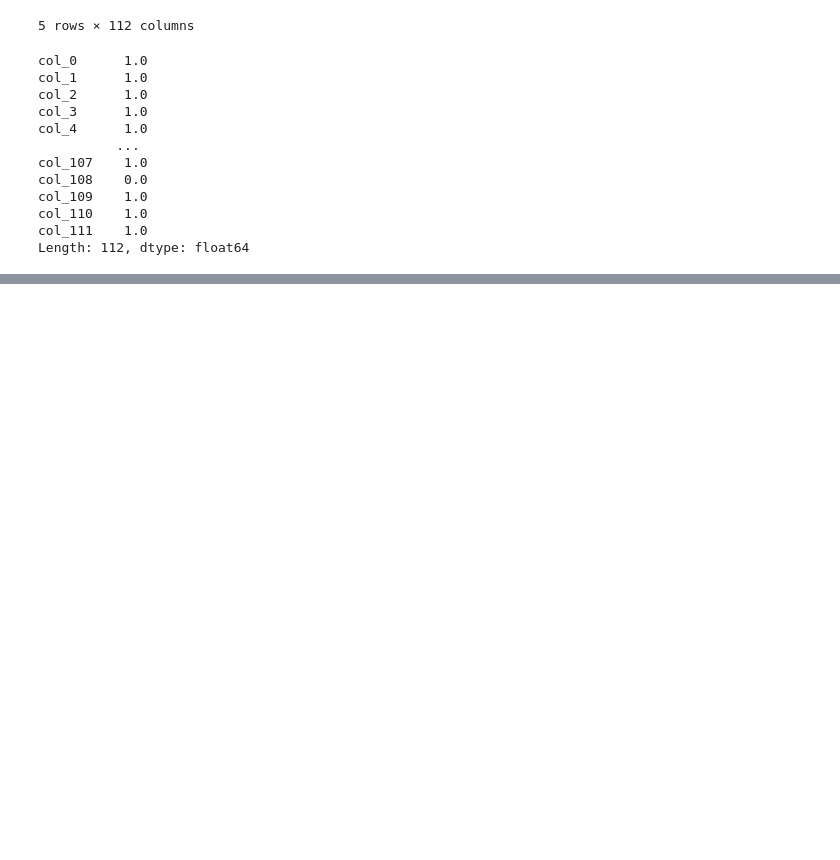
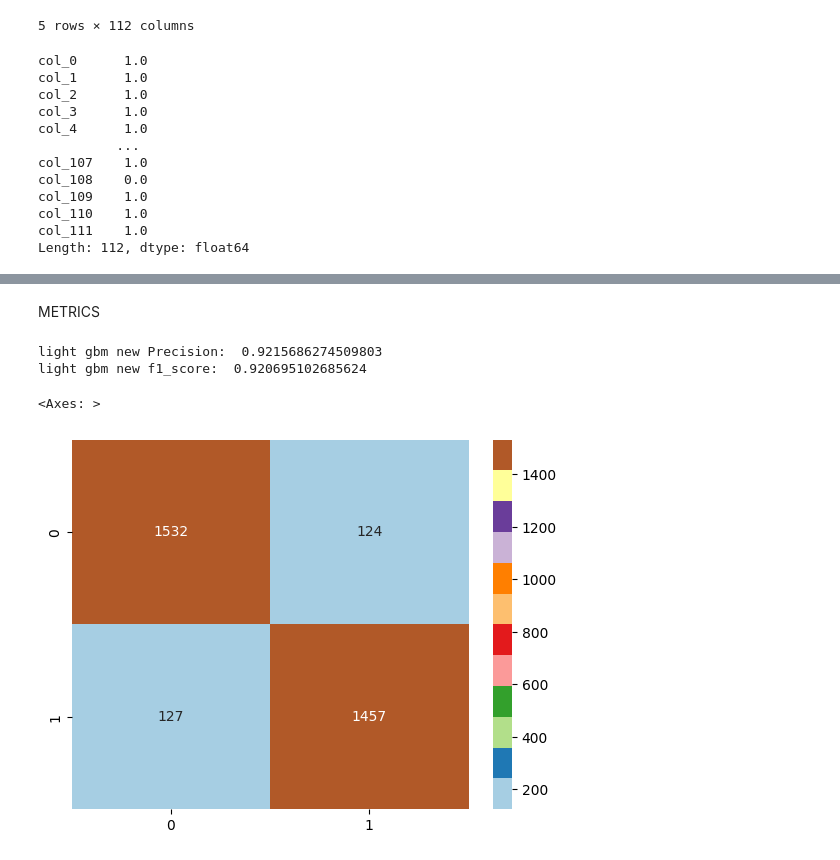
Before and after one commit to KizMan-23/finance_fraud, a Jupyter notebook: fraud_detection.ipynb, the cells around one changed output, grey strips where cells are left out. Drawn from its saved outputs; the diff is of its cells as text; code cells hidden in the pictures; blank space fills up the shorter version.

```diff
--- a/fraud_detection.ipynb
+++ b/fraud_detection.ipynb
@@ -505,3 +508,0 @@ len(features)
-# %%
-sqs = SequentialFeatureSelector(rfc_clf,n_features_to_select=60, cv=cv)
-sqs.fit(x,y)
@@ -511,0 +509,9 @@ seq_features
+# %%
+#training with selected features
+x_new = stand_fraud[features]
+
+x_train,x_test,y_train,y_test = train_test_split(x_new,y, test_size=0.3, random_state=42)
+# %%
+#train on Light GBM
+
+lgb_clf.fit(x_train,y_train)
@@ -511,0 +528,21 @@ seq_features
+# %%
+lgb_preds = lgb_clf.predict(x_test)
+# %% [markdown]
+METRICS
+# %%
+print(f'light gbm new Precision: ', precision_score(y_test,lgb_preds))
+print(f'light gbm new f1_score: ', f1_score(y_test,lgb_preds))
+
+#slight 1% increase
+# %% [output]
+light gbm new Precision:  0.9215686274509803
+light gbm new f1_score:  0.920695102685624
+# %%
+lgb_report = confusion_matrix(y_test,lgb_preds)
+
+sns.heatmap(lgb_report, annot=True, fmt='g', cmap='Paired')
+
+#improved on predicting non-fraud tansactions
+# %% [output]
+<Axes: >
+[figure, added]
```
Also changed, not shown: parts of 11 cells of this notebook.
